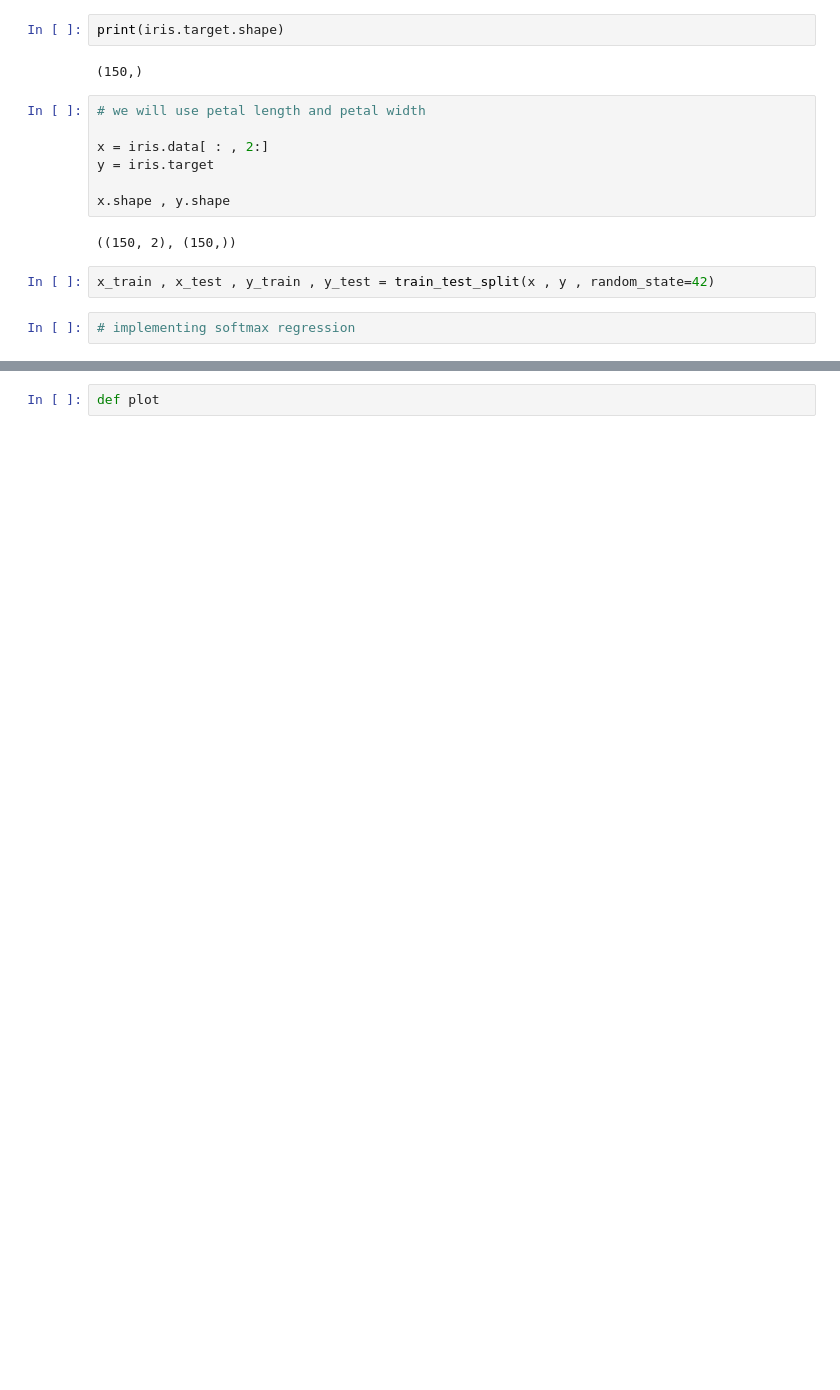
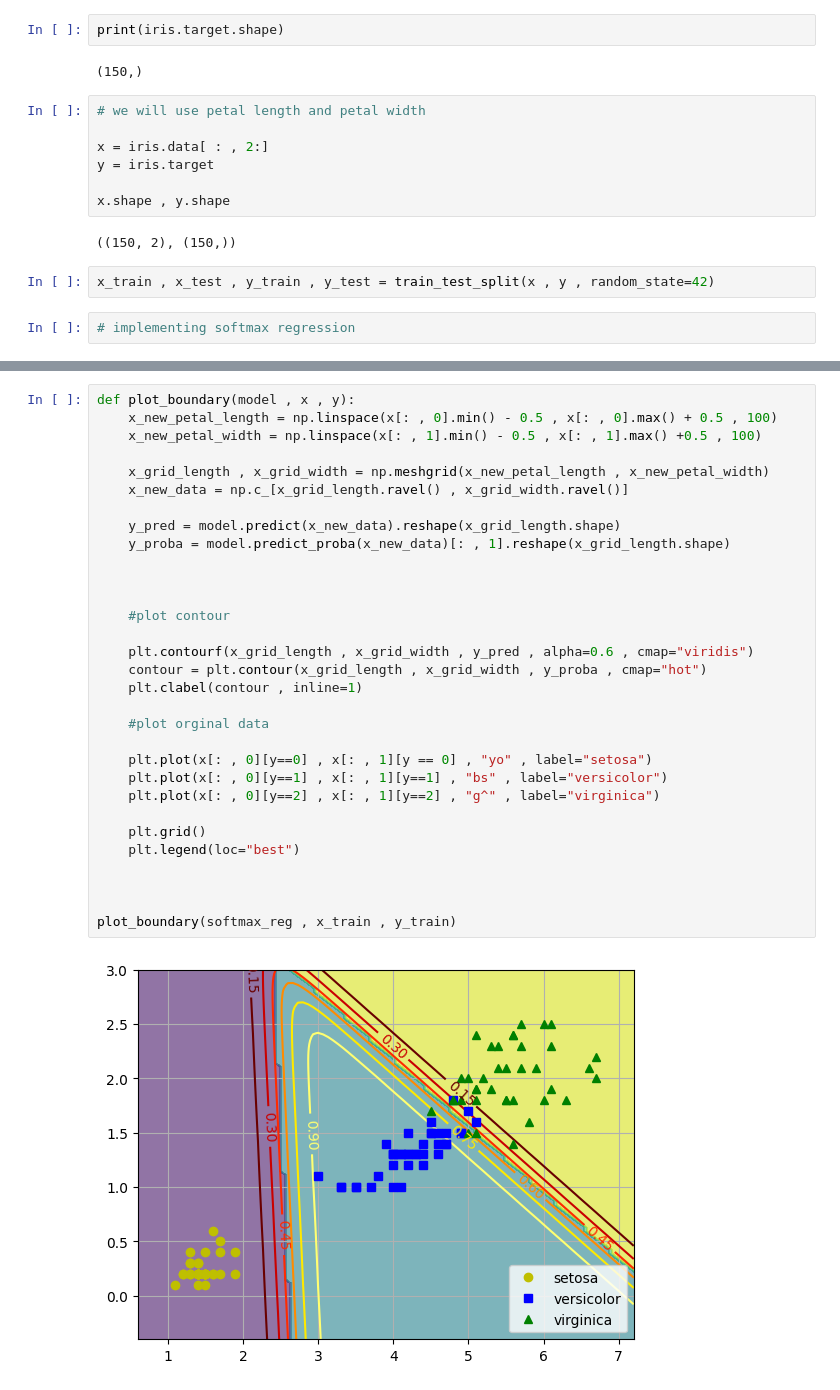
Before and after one commit to LazySeagull/Machine_Learning_Practice, a Jupyter notebook: math/softmax_reg.ipynb, the cells around one changed output, grey strips where cells are left out. Cells and saved outputs as stored; diff of their text form; blank space fills up the shorter version.

Commit message:
made a plot boundary function and analyzed the outcomes by using perofmance metrics

```diff
--- a/math/softmax_reg.ipynb
+++ b/math/softmax_reg.ipynb
@@ -49,2 +74,33 @@ LogisticRegression(C=30, random_state=42)
 # %%
-def plot
+def plot_boundary(model , x , y):
+    x_new_petal_length = np.linspace(x[: , 0].min() - 0.5 , x[: , 0].max() + 0.5 , 100)
+    x_new_petal_width = np.linspace(x[: , 1].min() - 0.5 , x[: , 1].max() +0.5 , 100)
+
+    x_grid_length , x_grid_width = np.meshgrid(x_new_petal_length , x_new_petal_width)
+    x_new_data = np.c_[x_grid_length.ravel() , x_grid_width.ravel()]
+
+    y_pred = model.predict(x_new_data).reshape(x_grid_length.shape)
+    y_proba = model.predict_proba(x_new_data)[: , 1].reshape(x_grid_length.shape)
+
+
+
+    #plot contour
+
+    plt.contourf(x_grid_length , x_grid_width , y_pred , alpha=0.6 , cmap="viridis")
+    contour = plt.contour(x_grid_length , x_grid_width , y_proba , cmap="hot")
+    plt.clabel(contour , inline=1)
+
+    #plot orginal data
+
+    plt.plot(x[: , 0][y==0] , x[: , 1][y == 0] , "yo" , label="setosa")
+    plt.plot(x[: , 0][y==1] , x[: , 1][y==1] , "bs" , label="versicolor")
+    plt.plot(x[: , 0][y==2] , x[: , 1][y==2] , "g^" , label="virginica")
+
+    plt.grid()
+    plt.legend(loc="best")
+
+
+
+plot_boundary(softmax_reg , x_train , y_train)
+# %% [output]
+[figure, added]
```
Also changed, not shown: parts of 7 cells of this notebook.
